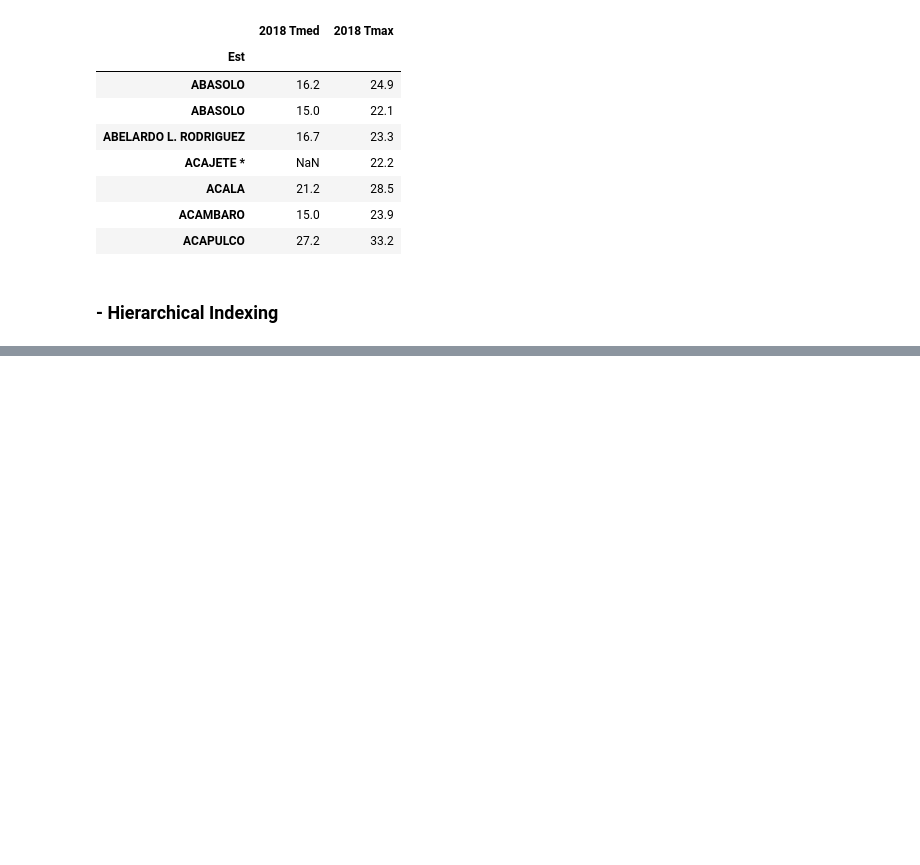
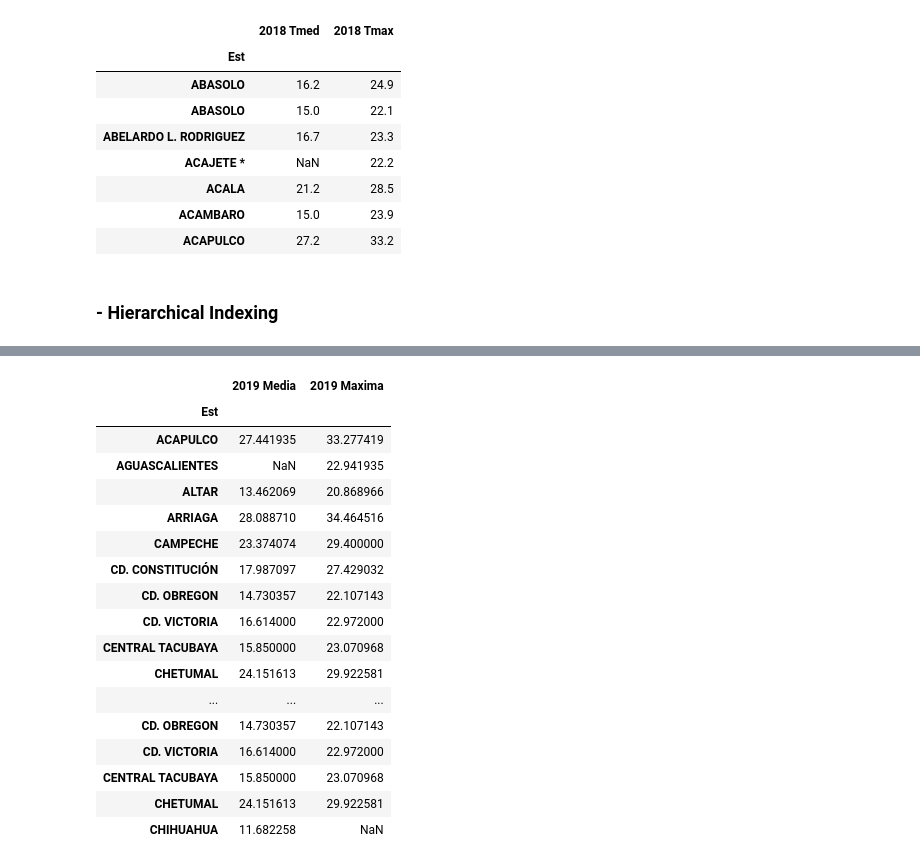
Before and after one commit to DCIDA2019/da2019-anaisabelotodo, a Jupyter notebook: Semana2/Tarea Semana 2/Tarea2.ipynb, the cells around one changed output, grey strips where cells are left out. Saved outputs shown, nothing was run; the diff lists cells and outputs as text; code cells hidden in the pictures; blank space fills up the shorter version.

```diff
--- a/Semana2/Tarea Semana 2/Tarea2.ipynb
+++ b/Semana2/Tarea Semana 2/Tarea2.ipynb
@@ -1055,0 +1227,24 @@ TypeError: unhashable type: 'MultiIndex'
+# %%
+# Concatenamos los dos data frame
+
+# Con pd.concat se repite índices
+pd.concat([df1, df1])
+# %% [output]
+|  | 2019 Media | 2019 Maxima |
+| Est |  |  |
+| ACAPULCO | 27.441935 | 33.277419 |
+| AGUASCALIENTES | NaN | 22.941935 |
+| ALTAR | 13.462069 | 20.868966 |
+| ARRIAGA | 28.088710 | 34.464516 |
+| CAMPECHE | 23.374074 | 29.400000 |
+| CD. CONSTITUCIÓN | 17.987097 | 27.429032 |
+| CD. OBREGON | 14.730357 | 22.107143 |
+| CD. VICTORIA | 16.614000 | 22.972000 |
+| CENTRAL TACUBAYA | 15.850000 | 23.070968 |
+| CHETUMAL | 24.151613 | 29.922581 |
+| ... | ... | ... |
+| CD. OBREGON | 14.730357 | 22.107143 |
+| CD. VICTORIA | 16.614000 | 22.972000 |
+| CENTRAL TACUBAYA | 15.850000 | 23.070968 |
+| CHETUMAL | 24.151613 | 29.922581 |
+| CHIHUAHUA | 11.682258 | NaN |
```
Also changed, not shown: parts of 31 cells of this notebook.
